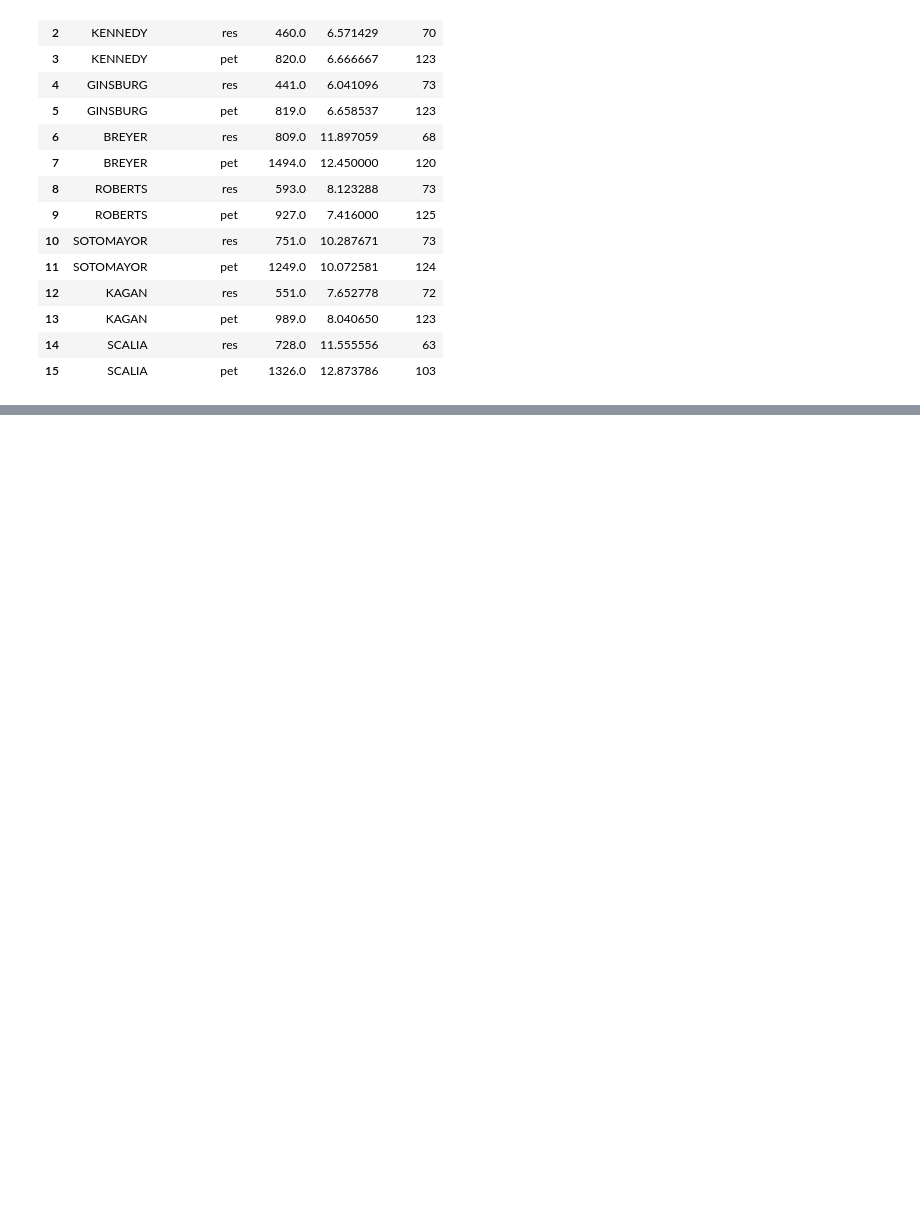
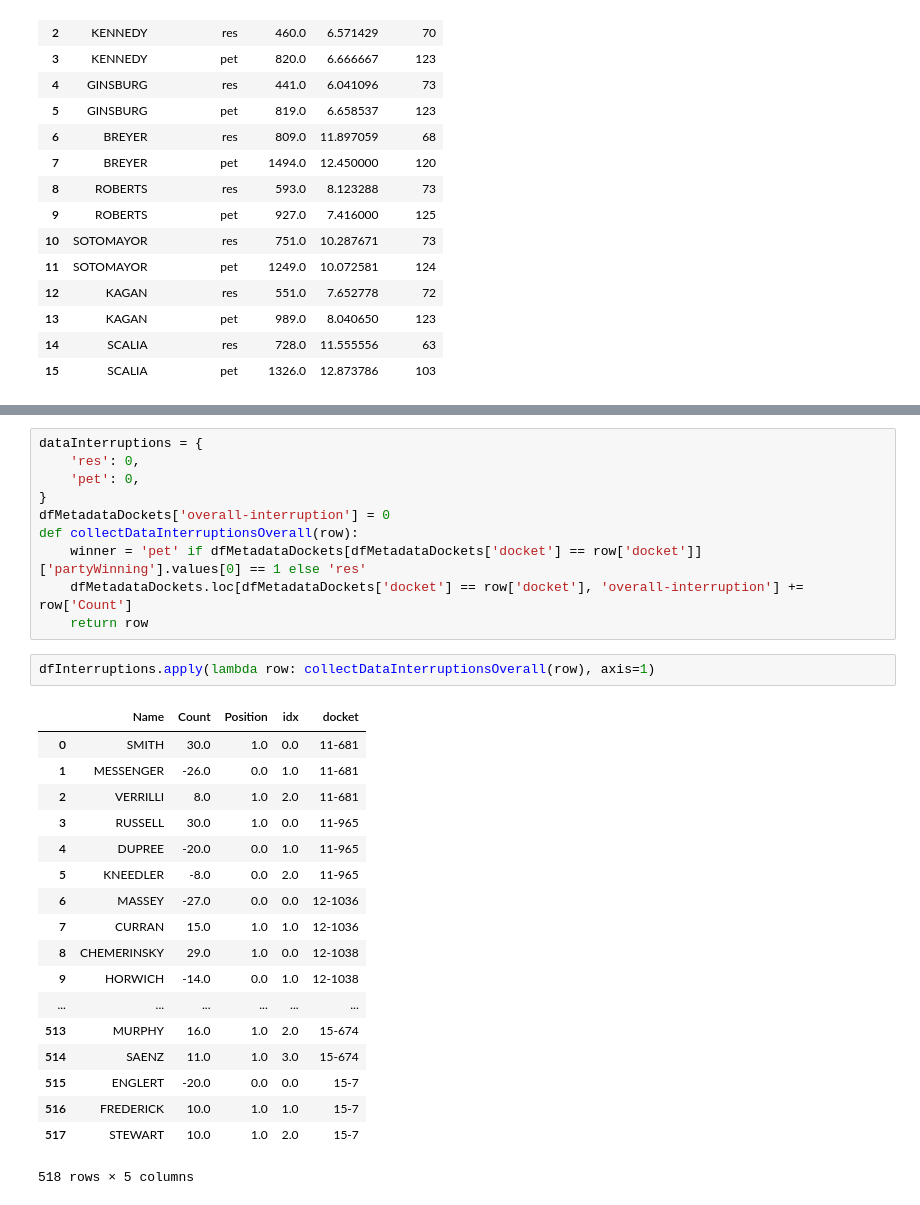
Before and after one commit to polakluk/supreme-court-analysis, a Jupyter notebook: supreme-court.ipynb, the cells around one changed output, grey strips where cells are left out. Cells and saved outputs as stored; diff of their text form; blank space fills up the shorter version.

```diff
--- a/supreme-court.ipynb
+++ b/supreme-court.ipynb
@@ -514,0 +539,31 @@ dtFinal
+# %%
+dataInterruptions = {
+    'res': 0,
+    'pet': 0,
+}
+dfMetadataDockets['overall-interruption'] = 0
+def collectDataInterruptionsOverall(row):
+    winner = 'pet' if dfMetadataDockets[dfMetadataDockets['docket'] == row['docket']]['partyWinning'].values[0] == 1 else 'res'
+    dfMetadataDockets.loc[dfMetadataDockets['docket'] == row['docket'], 'overall-interruption'] += row['Count']
+    return row
+# %%
+dfInterruptions.apply(lambda row: collectDataInterruptionsOverall(row), axis=1)
+# %% [output]
+|  | Name | Count | Position | idx | docket |
+| 0 | SMITH | 30.0 | 1.0 | 0.0 | 11-681 |
+| 1 | MESSENGER | -26.0 | 0.0 | 1.0 | 11-681 |
+| 2 | VERRILLI | 8.0 | 1.0 | 2.0 | 11-681 |
+| 3 | RUSSELL | 30.0 | 1.0 | 0.0 | 11-965 |
+| 4 | DUPREE | -20.0 | 0.0 | 1.0 | 11-965 |
+| 5 | KNEEDLER | -8.0 | 0.0 | 2.0 | 11-965 |
+| 6 | MASSEY | -27.0 | 0.0 | 0.0 | 12-1036 |
+| 7 | CURRAN | 15.0 | 1.0 | 1.0 | 12-1036 |
+| 8 | CHEMERINSKY | 29.0 | 1.0 | 0.0 | 12-1038 |
+| 9 | HORWICH | -14.0 | 0.0 | 1.0 | 12-1038 |
+| ... | ... | ... | ... | ... | ... |
+| 513 | MURPHY | 16.0 | 1.0 | 2.0 | 15-674 |
+| 514 | SAENZ | 11.0 | 1.0 | 3.0 | 15-674 |
+| 515 | ENGLERT | -20.0 | 0.0 | 0.0 | 15-7 |
+| 516 | FREDERICK | 10.0 | 1.0 | 1.0 | 15-7 |
+| 517 | STEWART | 10.0 | 1.0 | 2.0 | 15-7 |
+518 rows × 5 columns
```
Also changed, not shown: parts of 40 cells of this notebook, 3 other files.
